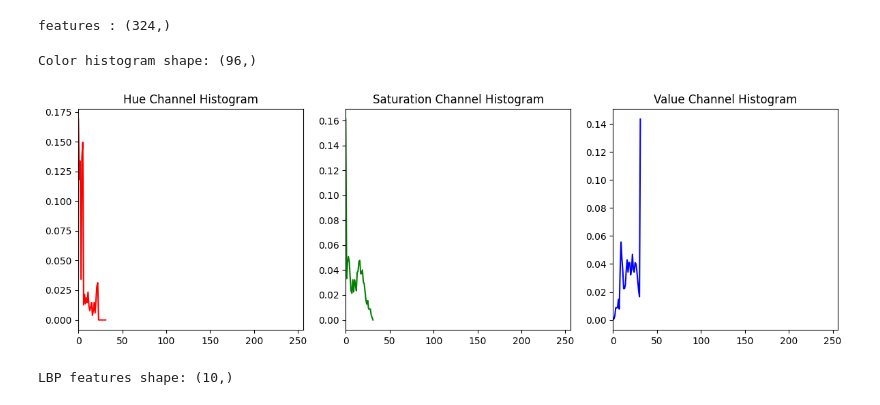
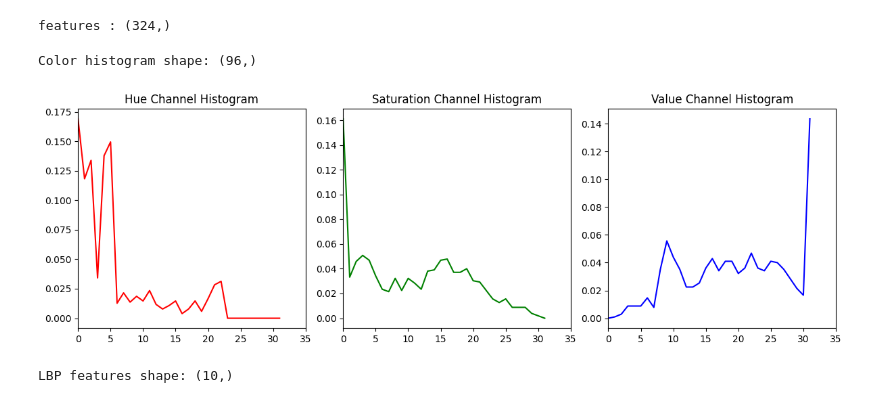
Before and after one commit to Ammar-Bkhet/MV_Project, a Jupyter notebook: mv-project.ipynb, the cells around one changed output. Saved outputs shown, nothing was run; the diff lists cells and outputs as text; code cells hidden in the pictures.

```diff
--- a/mv-project.ipynb
+++ b/mv-project.ipynb
@@ -133,37 +133,37 @@ def compute_color_histogram(image, bins=32):
     return color_histogram, hist_hue, hist_saturation, hist_value
 
 # Example usage
 color_histogram, hist_hue, hist_saturation, hist_value = compute_color_histogram(x_train[0])
 
 print(f'Color histogram shape: {color_histogram.shape}')
 
 # Plot the histograms
 plt.figure(figsize=(12, 4))
 
 # Plot for Hue channel
 plt.subplot(1, 3, 1)
 plt.plot(hist_hue, color='r')
 plt.title('Hue Channel Histogram')
-plt.xlim([0, 256])
+plt.xlim([0, 35])
 
 # Plot for Saturation channel
 plt.subplot(1, 3, 2)
 plt.plot(hist_saturation, color='g')
 plt.title('Saturation Channel Histogram')
-plt.xlim([0, 256])
+plt.xlim([0, 35])
 
 # Plot for Value channel
 plt.subplot(1, 3, 3)
 plt.plot(hist_value, color='b')
 plt.title('Value Channel Histogram')
-plt.xlim([0, 256])
+plt.xlim([0, 35])
 
 # Show the histograms
 plt.tight_layout()
 plt.show()
 # %% [output]
 Color histogram shape: (96,)
-[figure, old version]
+[figure, new version]
 # %%
 from skimage.feature import local_binary_pattern
 
```
Also changed, not shown: parts of 33 cells of this notebook.
